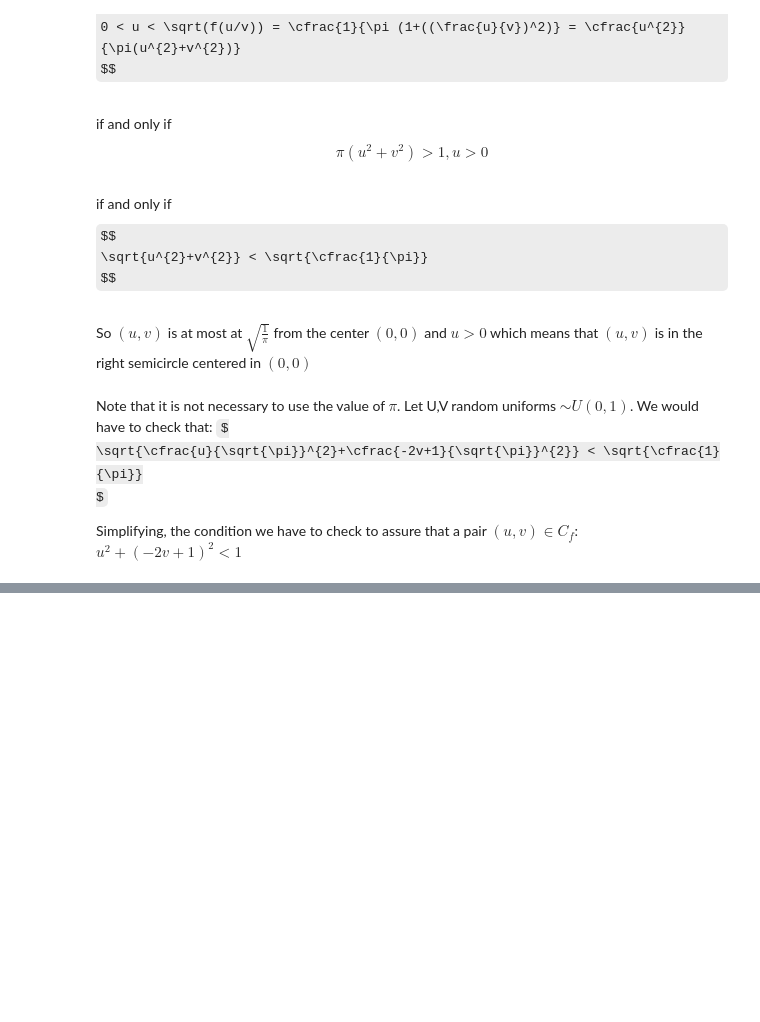
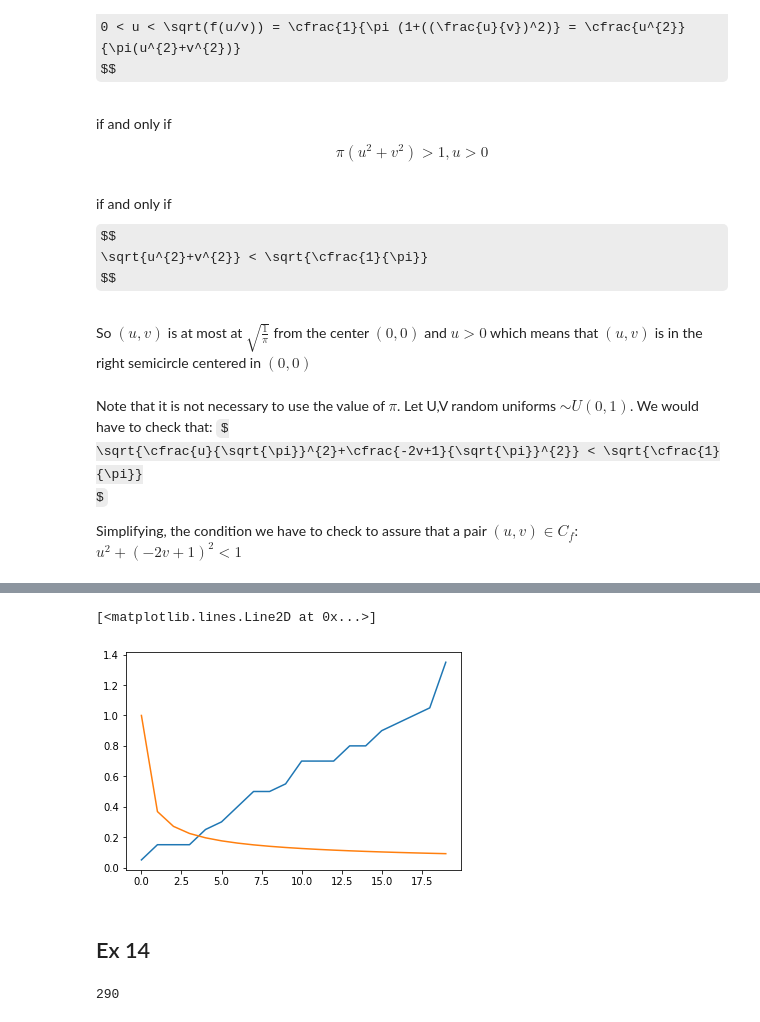
Before and after one commit to git-lu/models-and-simulations, a Jupyter notebook: exguide5.ipynb, the cells around one changed output, grey strips where cells are left out. Drawn from its saved outputs; the diff is of its cells as text; code cells hidden in the pictures; some formulas as TeX source; blank space fills up the shorter version.

```diff
--- a/exguide5.ipynb
+++ b/exguide5.ipynb
@@ -1016,0 +1091,4 @@ c) State if it is possible to generate X using rejection method, rejecting with
+# %%
+pp = PoissonProcess(1,20)
+T = 20
+pp.plot()
@@ -1016,0 +1101,2 @@ c) State if it is possible to generate X using rejection method, rejecting with
+# %%
+values = pp.gen()
@@ -1016,0 +1112,12 @@ c) State if it is possible to generate X using rejection method, rejecting with
+# %%
+process = np.cumsum(counts)
+p = [poisson.pmf(i,i) for i in range(T)]
+# %%
+plt.plot(process/len(process))
+plt.plot(p)
+# %% [output]
+[<matplotlib.lines.Line2D at 0x...>]
+[figure, added]
+# %% [markdown]
+
+## Ex 14
@@ -1016,0 +1131,4 @@ c) State if it is possible to generate X using rejection method, rejecting with
+# %%
+ex14Simulation(1)
+# %% [output]
+290
```
Also changed, not shown: parts of 31 cells of this notebook, 3 other files.
